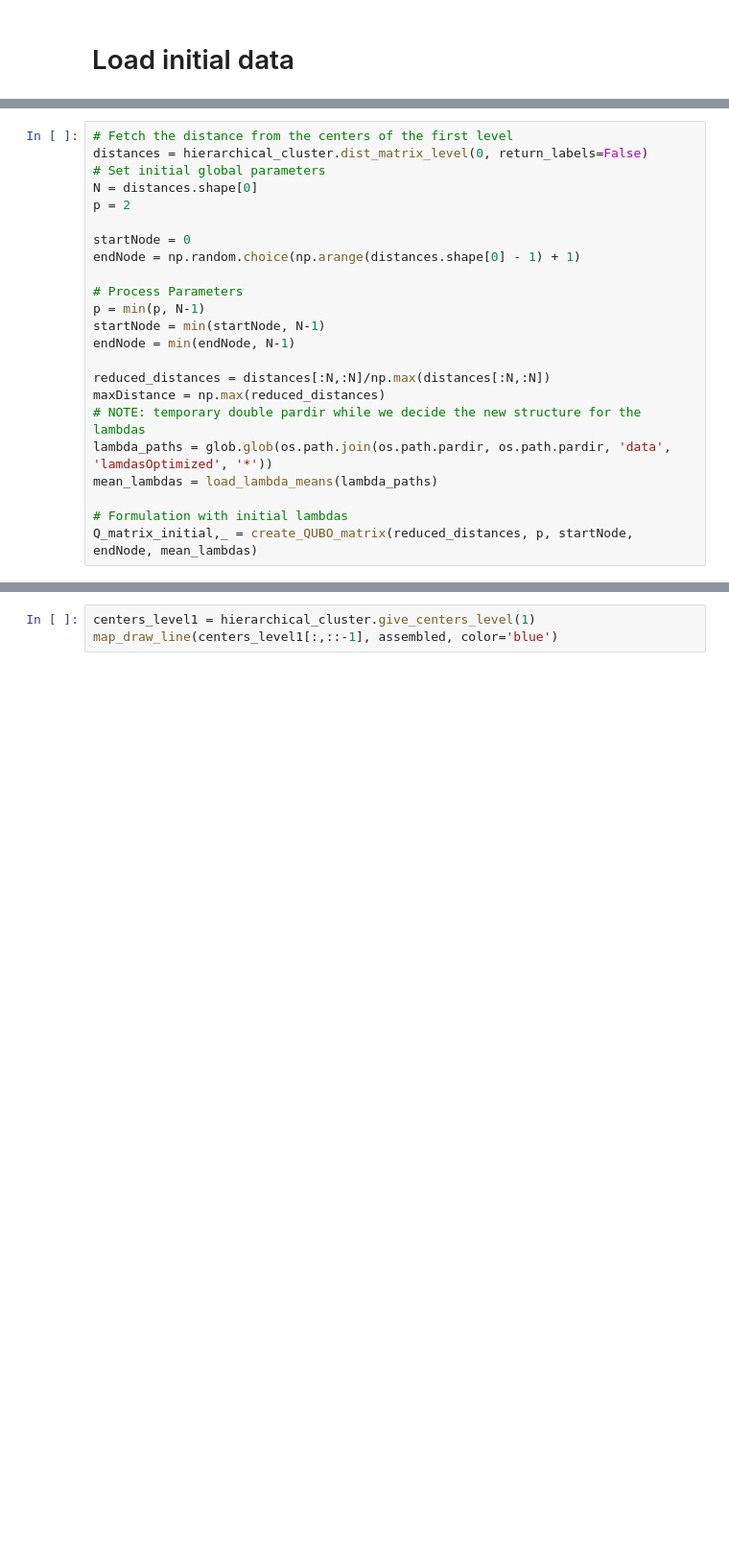
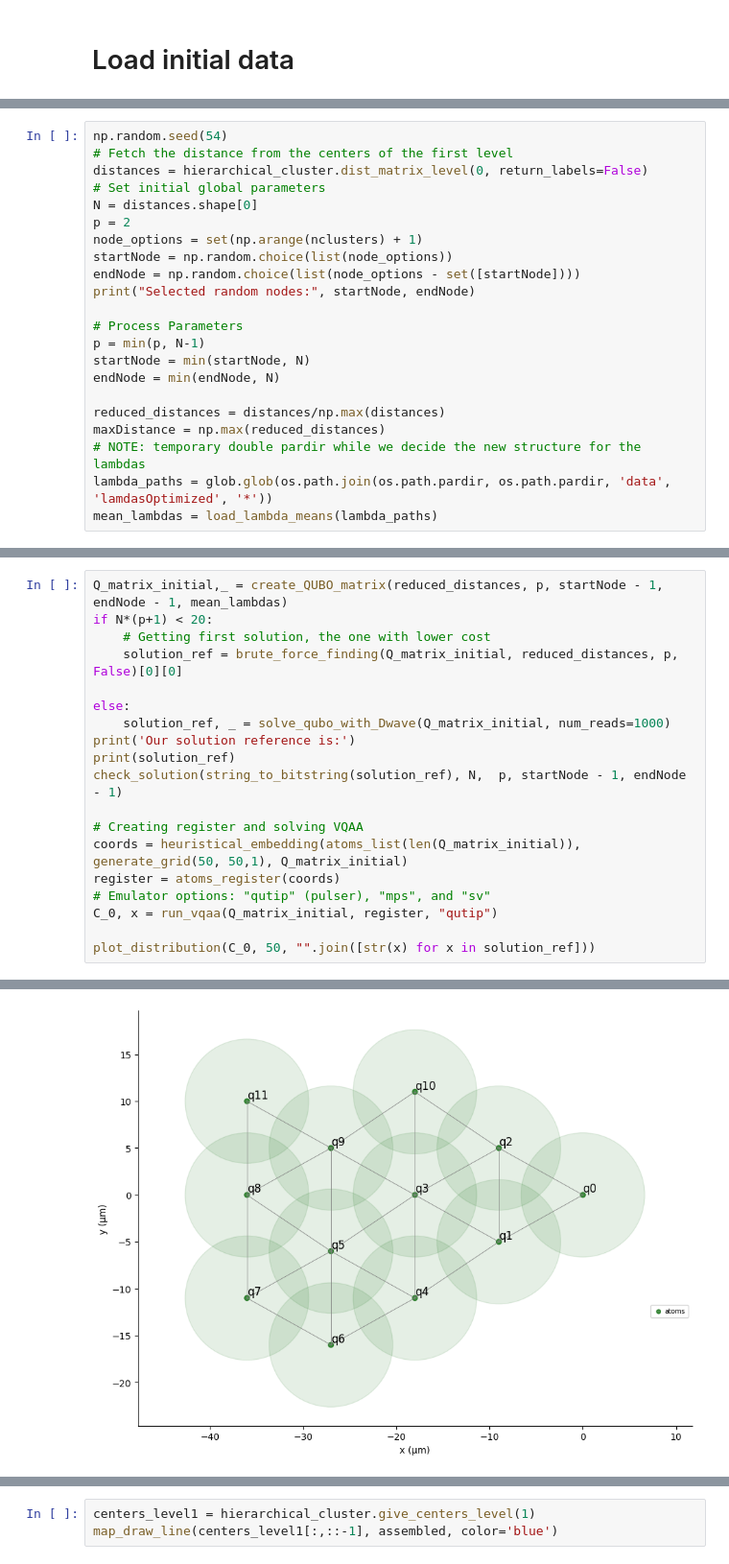
Before and after one commit to pasqal-io/Pasqal_Hackathon_Feb25_Team_03, a Jupyter notebook: deliverable/code/POC.ipynb, the cells around one changed output, grey strips where cells are left out. Shown: that part at 96% size. Cells and saved outputs as stored; diff of their text form; blank space fills up the shorter version.

```diff
--- a/deliverable/code/POC.ipynb
+++ b/deliverable/code/POC.ipynb
@@ -54,23 +62,22 @@ draw_centers_on_map(centers, color='red')
 # %%
+np.random.seed(54)
 # Fetch the distance from the centers of the first level
 distances = hierarchical_cluster.dist_matrix_level(0, return_labels=False)
 # Set initial global parameters
 N = distances.shape[0]
 p = 2
-
-startNode = 0
-endNode = np.random.choice(np.arange(distances.shape[0] - 1) + 1)
+node_options = set(np.arange(nclusters) + 1)
+startNode = np.random.choice(list(node_options))
+endNode = np.random.choice(list(node_options - set([startNode])))
+print("Selected random nodes:", startNode, endNode)
 
 # Process Parameters
 p = min(p, N-1)
-startNode = min(startNode, N-1)
-endNode = min(endNode, N-1)
+startNode = min(startNode, N)
+endNode = min(endNode, N)
 
-reduced_distances = distances[:N,:N]/np.max(distances[:N,:N])
+reduced_distances = distances/np.max(distances)
 maxDistance = np.max(reduced_distances)
 # NOTE: temporary double pardir while we decide the new structure for the lambdas
 lambda_paths = glob.glob(os.path.join(os.path.pardir, os.path.pardir, 'data', 'lamdasOptimized', '*'))
 mean_lambdas = load_lambda_means(lambda_paths)
-
-# Formulation with initial lambdas
-Q_matrix_initial,_ = create_QUBO_matrix(reduced_distances, p, startNode, endNode, mean_lambdas)
@@ -84,0 +91,20 @@ D-Wave solution:
+# %%
+Q_matrix_initial,_ = create_QUBO_matrix(reduced_distances, p, startNode - 1, endNode - 1, mean_lambdas)
+if N*(p+1) < 20:
+    # Getting first solution, the one with lower cost
+    solution_ref = brute_force_finding(Q_matrix_initial, reduced_distances, p, False)[0][0]
+
+else:
+    solution_ref, _ = solve_qubo_with_Dwave(Q_matrix_initial, num_reads=1000)
+print('Our solution reference is:')
+print(solution_ref)
+check_solution(string_to_bitstring(solution_ref), N,  p, startNode - 1, endNode - 1)
+
+# Creating register and solving VQAA
+coords = heuristical_embedding(atoms_list(len(Q_matrix_initial)), generate_grid(50, 50,1), Q_matrix_initial)
+register = atoms_register(coords)
+# Emulator options: "qutip" (pulser), "mps", and "sv"
+C_0, x = run_vqaa(Q_matrix_initial, register, "qutip")
+
+plot_distribution(C_0, 50, "".join([str(x) for x in solution_ref]))
+# %% [output]
@@ -84,0 +113 @@ D-Wave solution:
+[figure, added]
```
Also changed, not shown: parts of 23 cells of this notebook, 2 other files.
